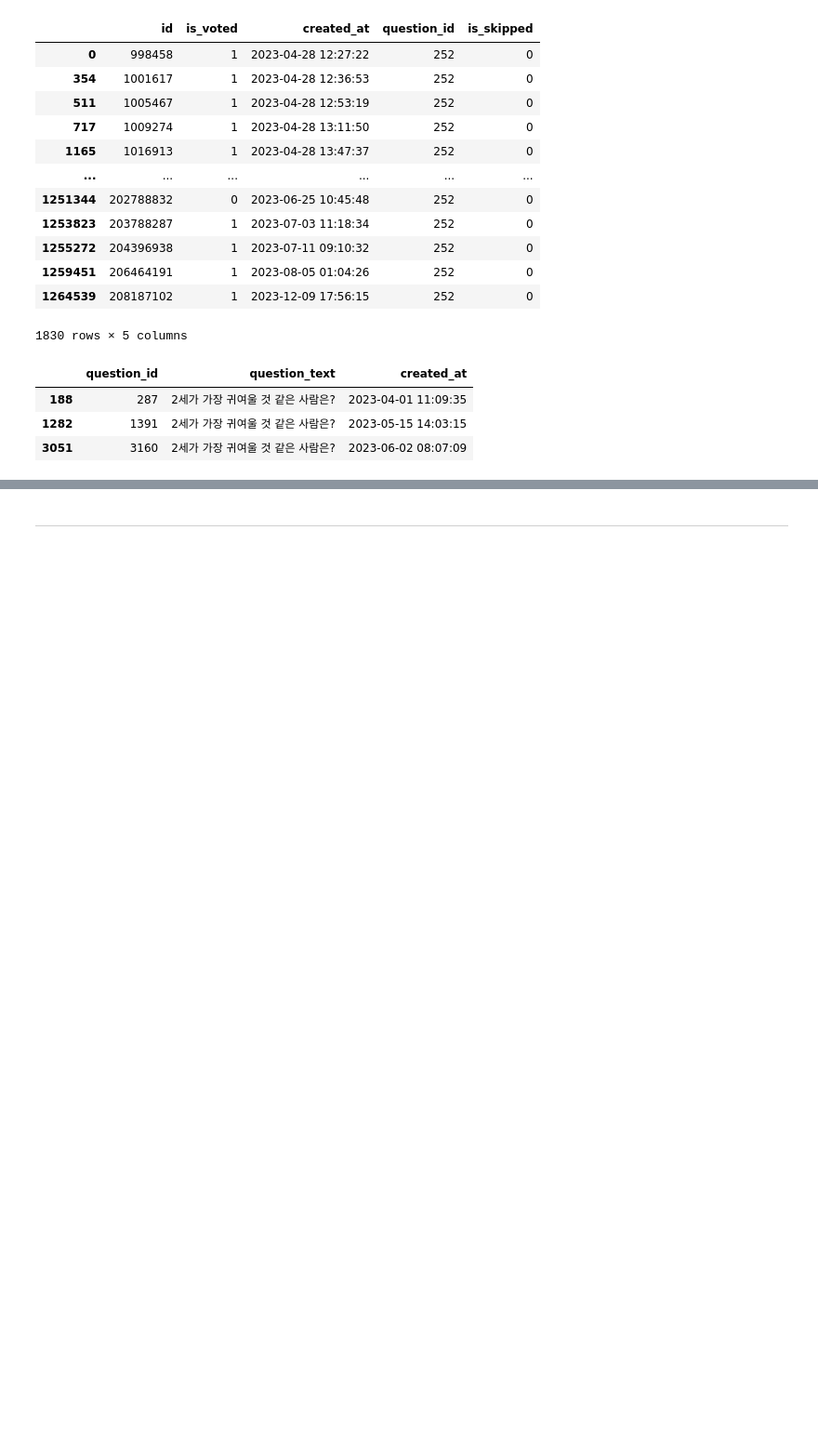
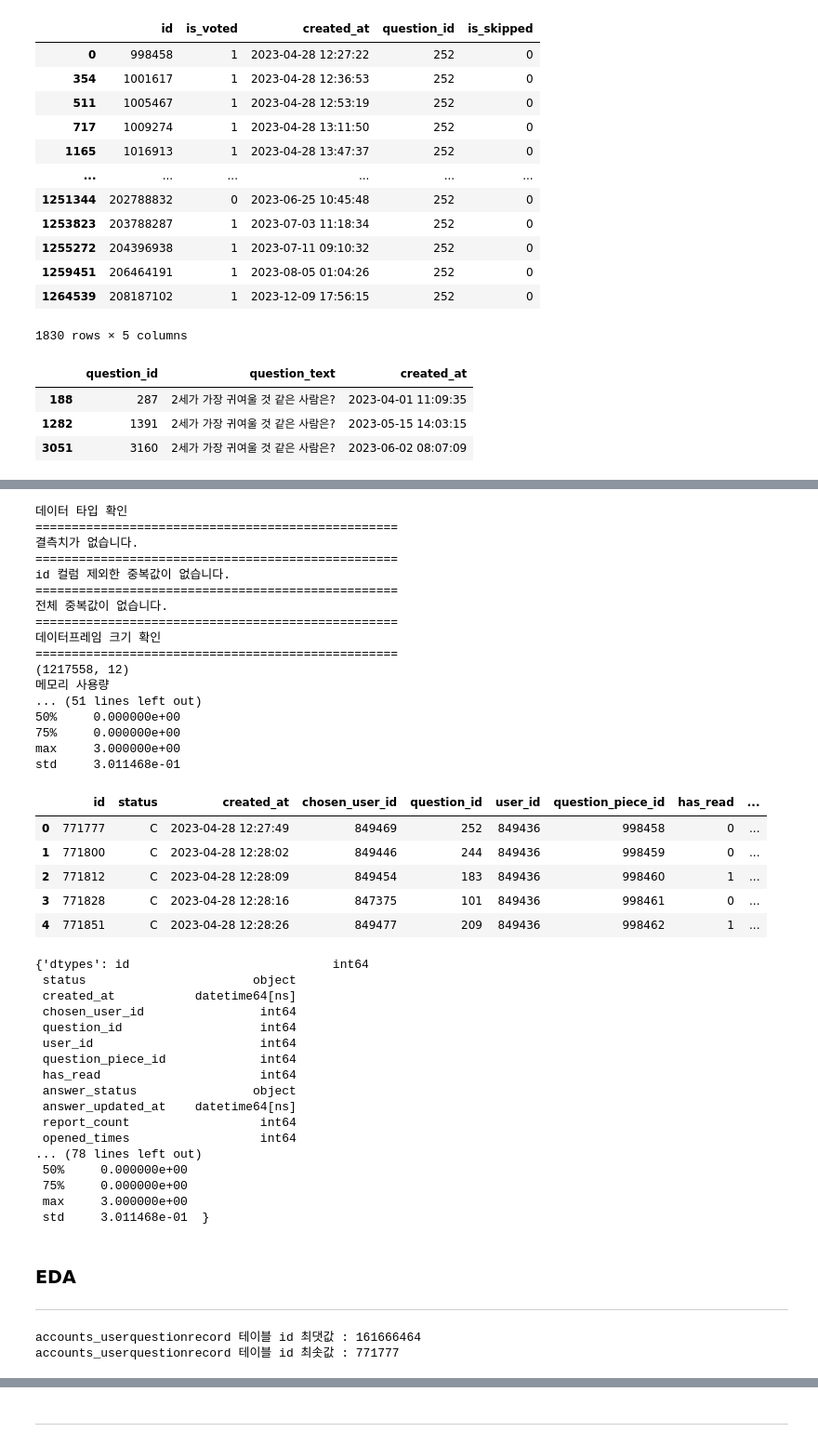
Before and after one commit to seung127/codeit_project, a Jupyter notebook: codeit-project-docker/사전작업_진행중.ipynb, the cells around one changed output, grey strips where cells are left out. Shown at 93% size. Drawn from its saved outputs; the diff is of its cells as text; code cells hidden in the pictures; blank space fills up the shorter version.

```diff
--- a/codeit-project-docker/사전작업_진행중.ipynb
+++ b/codeit-project-docker/사전작업_진행중.ipynb
@@ -1998,0 +2400,52 @@ df_dict['polls_question'][df_dict["polls_question"].question_text == '2세가
+# %%
+check_data_info(df_dict["accounts_userquestionrecord"])
+# %% [output]
+데이터 타입 확인
+==================================================
+결측치가 없습니다.
+==================================================
+id 컬럼 제외한 중복값이 없습니다.
+==================================================
+전체 중복값이 없습니다.
+==================================================
+데이터프레임 크기 확인
+==================================================
+(1217558, 12)
+메모리 사용량
+... (51 lines left out)
+50%     0.000000e+00
+75%     0.000000e+00
+max     3.000000e+00
+std     3.011468e-01
+|  | id | status | created_at | chosen_user_id | question_id | user_id | question_piece_id | has_read | ... |
+| 0 | 771777 | C | 2023-04-28 12:27:49 | 849469 | 252 | 849436 | 998458 | 0 | ... |
+| 1 | 771800 | C | 2023-04-28 12:28:02 | 849446 | 244 | 849436 | 998459 | 0 | ... |
+| 2 | 771812 | C | 2023-04-28 12:28:09 | 849454 | 183 | 849436 | 998460 | 1 | ... |
+| 3 | 771828 | C | 2023-04-28 12:28:16 | 847375 | 101 | 849436 | 998461 | 0 | ... |
+| 4 | 771851 | C | 2023-04-28 12:28:26 | 849477 | 209 | 849436 | 998462 | 1 | ... |
+{'dtypes': id                            int64
+ status                       object
+ created_at           datetime64[ns]
+ chosen_user_id                int64
+ question_id                   int64
+ user_id                       int64
+ question_piece_id             int64
+ has_read                      int64
+ answer_status                object
+ answer_updated_at    datetime64[ns]
+ report_count                  int64
+ opened_times                  int64
+... (78 lines left out)
+ 50%     0.000000e+00
+ 75%     0.000000e+00
+ max     3.000000e+00
+ std     3.011468e-01  }
+# %% [markdown]
+### EDA
+---
+# %%
+print(f'''accounts_userquestionrecord 테이블 id 최댓값 : {df_dict["accounts_userquestionrecord"].id.max()}
+accounts_userquestionrecord 테이블 id 최솟값 : {df_dict["accounts_userquestionrecord"].id.min()}''')
+# %% [output]
+accounts_userquestionrecord 테이블 id 최댓값 : 161666464
+accounts_userquestionrecord 테이블 id 최솟값 : 771777
```
Also changed, not shown: parts of 38 cells of this notebook.
